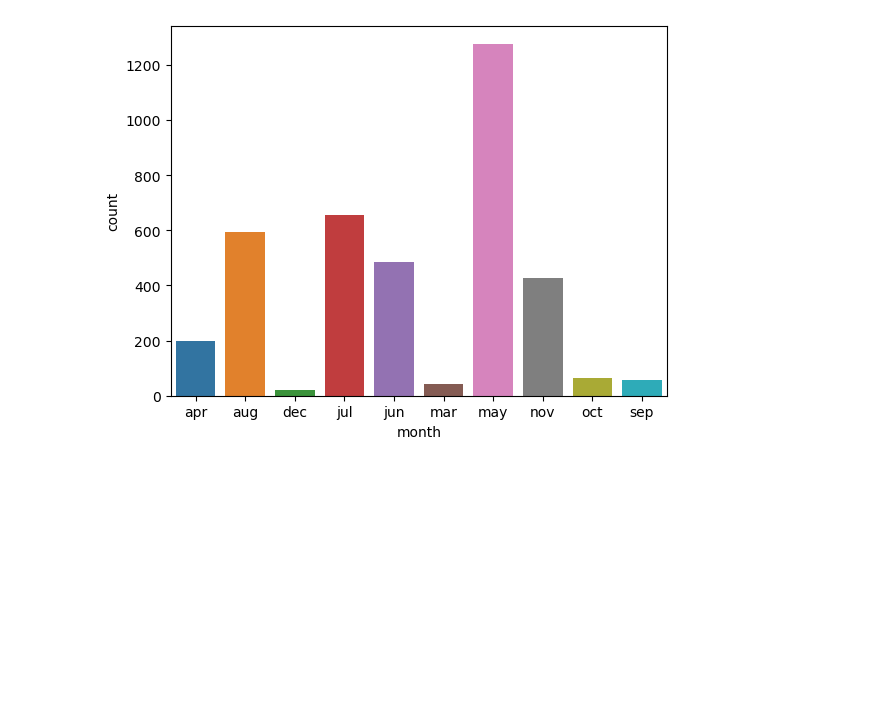
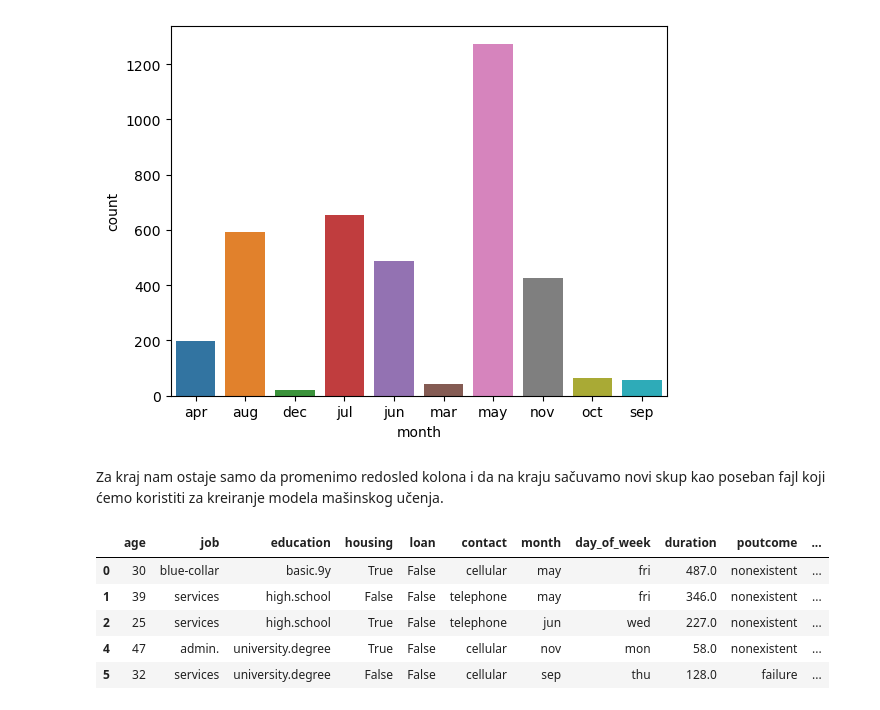
Before and after one commit to NemanjaGojkovic/Kori-enje-klasifikacije-i-klasterovanja-u-sistemu-banke, a Jupyter notebook: Analiza podataka (2. domaci).ipynb, the cells around one changed output. Drawn from its saved outputs; the diff is of its cells as text; code cells hidden in the pictures; blank space fills up the shorter version.

```diff
--- a/Analiza podataka (2. domaci).ipynb
+++ b/Analiza podataka (2. domaci).ipynb
@@ -599,4 +630,21 @@ sns.countplot(x=banks.month)
 plt.show()
 # %% [output]
 [figure]
+# %% [markdown]
+Za kraj nam ostaje samo da promenimo redosled kolona i da na kraju sačuvamo novi skup kao poseban fajl koji ćemo koristiti za kreiranje modela mašinskog učenja.
+# %%
+banks=banks.reindex(columns=['age', 'job', 'education', 'housing', 'loan', 'contact', 'month',
+       'day_of_week', 'duration', 'poutcome',
+       'emp_var_rate', 'cons_price_idx', 'cons_conf_idx',
+       'nr_employed', 'euribor3m_groups', 'campaign_disc',
+       'pdays_groups', 'previous_disc', 'divorced', 'married', 'single', 'subscribed?'])
+# %%
+banks.head()
+# %% [output]
+|  | age | job | education | housing | loan | contact | month | day_of_week | duration | poutcome | ... |
+| 0 | 30 | blue-collar | basic.9y | True | False | cellular | may | fri | 487.0 | nonexistent | ... |
+| 1 | 39 | services | high.school | False | False | telephone | may | fri | 346.0 | nonexistent | ... |
+| 2 | 25 | services | high.school | True | False | telephone | jun | wed | 227.0 | nonexistent | ... |
+| 4 | 47 | admin. | university.degree | True | False | cellular | nov | mon | 58.0 | nonexistent | ... |
+| 5 | 32 | services | university.degree | False | False | cellular | sep | thu | 128.0 | failure | ... |
 # %%
```
Also changed, not shown: parts of 30 cells of this notebook, 1 other file.
